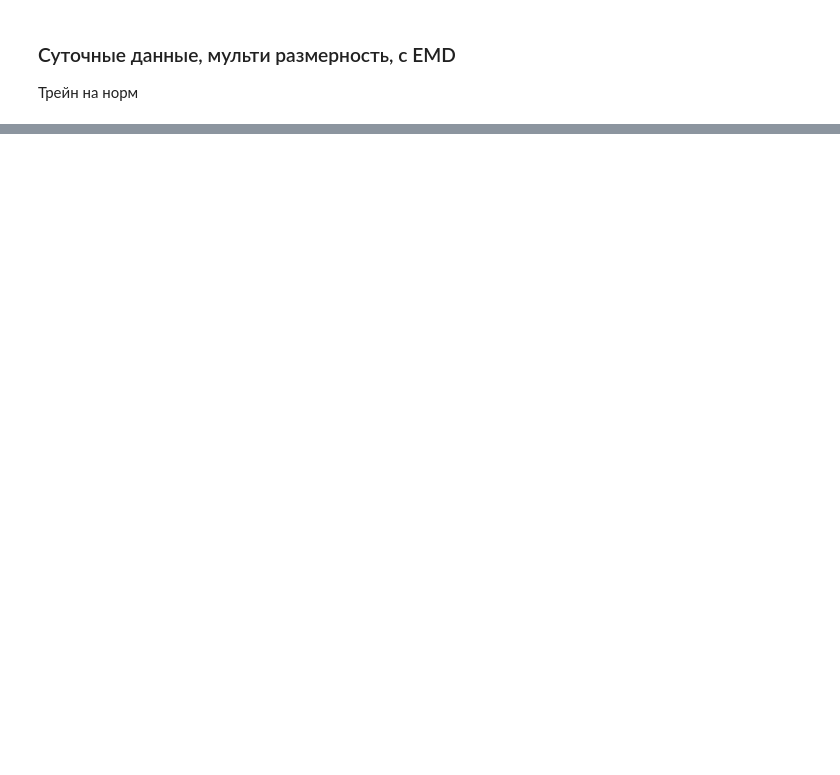
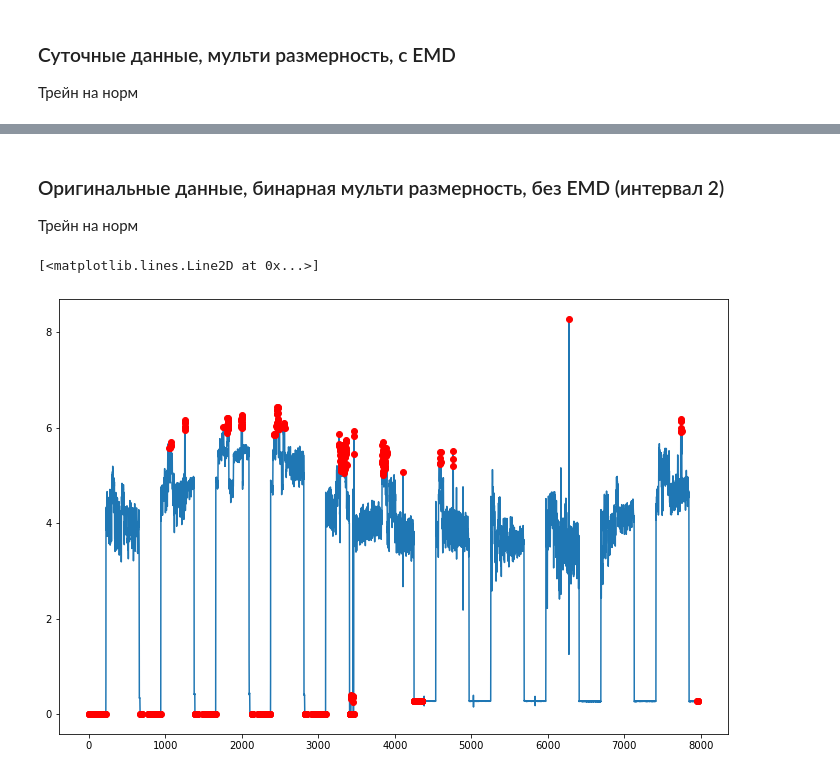
Before and after one commit to lomonosovaa/diploma, a Jupyter notebook: OCSVM/anom3_OCSVM.ipynb, the cells around one changed output, grey strips where cells are left out. Drawn from its saved outputs; the diff is of its cells as text; code cells hidden in the pictures; blank space fills up the shorter version.

```diff
--- a/OCSVM/anom3_OCSVM.ipynb
+++ b/OCSVM/anom3_OCSVM.ipynb
@@ -52,6 +52,9 @@ elec = pd.read_csv(path + '/ds_electricity.csv')
 # %%
 anom = elec[elec.io_id == '5f33e3c7fb3bbc2c40fb6afe'].reset_index(drop=True)
 anom.event_timestamp = pd.to_datetime(anom.event_timestamp, unit='s')
+ind = 335773
+before = 4
+after = 7
 # %%
 anom
 # %% [output]
@@ -835,3 +448,23 @@ See the caveats in the documentation: https://pandas.pydata.org/pandas-docs/stab
 71306
 70586 71306
 IndexError: index 0 is out of bounds for axis 0 with size 0
+# %% [markdown]
+### Оригинальные данные, бинарная мульти размерность, без EMD (интервал 2)
+Трейн на норм
+# %%
+df = get_data(anom.loc[ind - 730 * before:ind].reset_index(drop=True), \
+              mode='original', emd=False, dimension='multi_intervals', intervals=2)[1:]
+
+nu=0.05
+ocsvm = OneClassSVM(kernel='rbf', gamma=0.05, nu=nu) # {‘linear’, ‘poly’, ‘rbf’, ‘sigmoid’, ‘precomputed’}
+ocsvm.fit(df)
+
+df = get_data(anom.loc[ind - 730 * before:ind + 720 * after].reset_index(drop=True), \
+              mode='original', emd=False, dimension='multi_intervals', intervals=2)[1:]
+preds = ocsvm.predict(df)
+plt.figure(figsize=(12, 8))
+plt.scatter(np.where(preds == -1)[0], df[np.where(preds == -1)[0], 0], color='red', zorder=1)
+plt.plot(np.arange(len(df)), df[:, 0], zorder=0)
+# %% [output]
+[<matplotlib.lines.Line2D at 0x...>]
+[figure, added]
```
Also changed, not shown: parts of 45 cells of this notebook.
